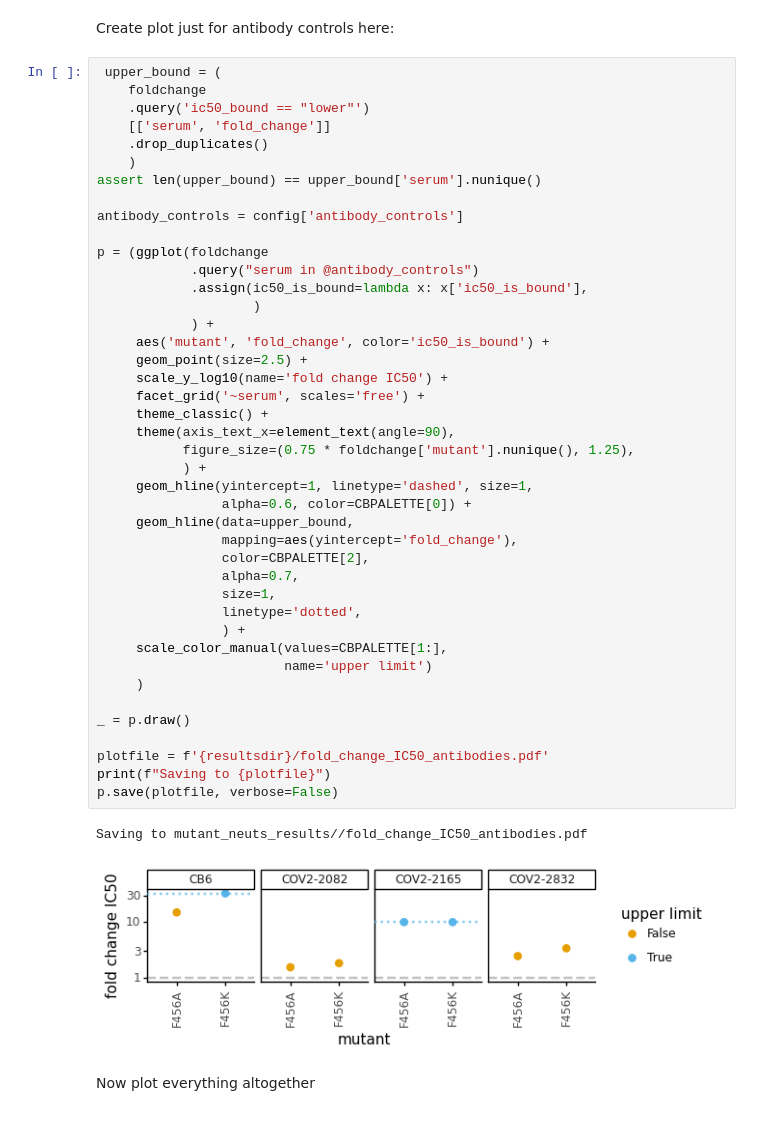
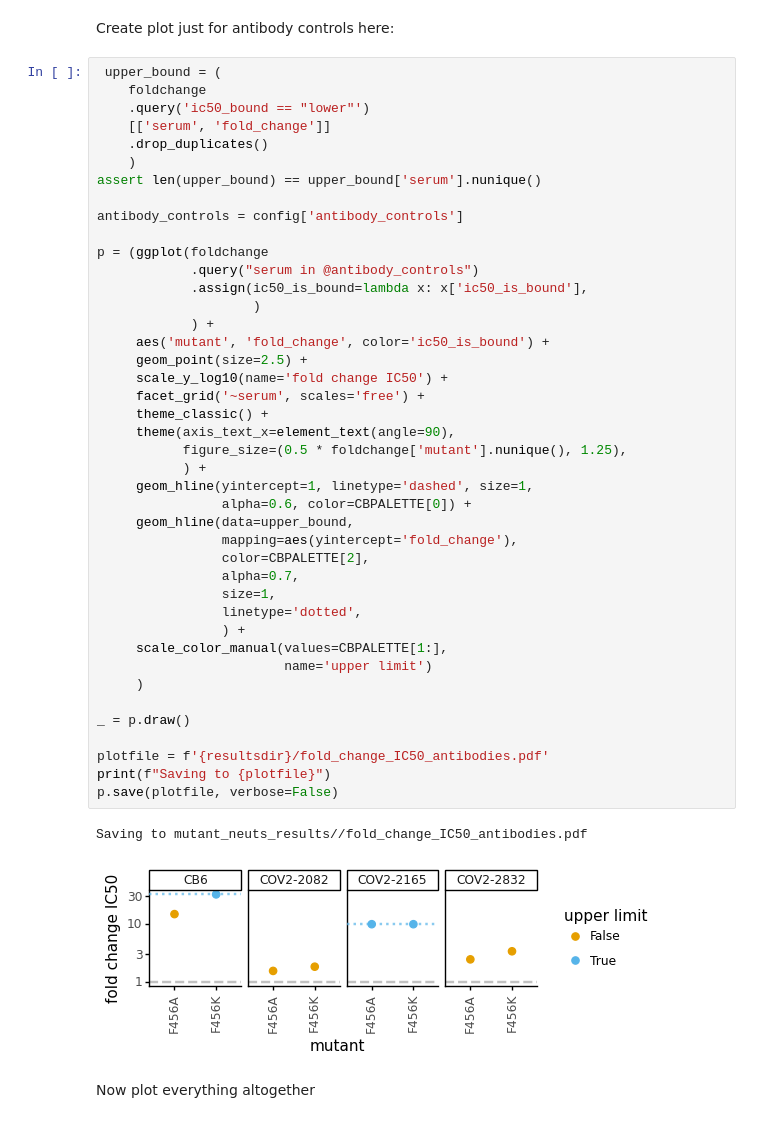
Before and after one commit to jbloomlab/SARS-CoV-2-RBD_MAP_HAARVI_sera, a Jupyter notebook: experimental_validations/mutant_neuts.ipynb, the cells around one changed output. Drawn from its saved outputs; the diff is of its cells as text.

```diff
--- a/experimental_validations/mutant_neuts.ipynb
+++ b/experimental_validations/mutant_neuts.ipynb
@@ -308,35 +311,35 @@ p = (ggplot(foldchange
             .assign(ic50_is_bound=lambda x: x['ic50_is_bound'],
                     )
             ) +
      aes('mutant', 'fold_change', color='ic50_is_bound') +
      geom_point(size=2.5) +
      scale_y_log10(name='fold change IC50') +
      facet_grid('~serum', scales='free') +
      theme_classic() +
      theme(axis_text_x=element_text(angle=90),
-           figure_size=(0.75 * foldchange['mutant'].nunique(), 1.25),
+           figure_size=(0.5 * foldchange['mutant'].nunique(), 1.25),
            ) +
      geom_hline(yintercept=1, linetype='dashed', size=1,
                 alpha=0.6, color=CBPALETTE[0]) +
      geom_hline(data=upper_bound,
                 mapping=aes(yintercept='fold_change'),
                 color=CBPALETTE[2],
                 alpha=0.7,
                 size=1,
                 linetype='dotted',
                 ) +
      scale_color_manual(values=CBPALETTE[1:],
                         name='upper limit')
      )
 
 _ = p.draw()
 
 plotfile = f'{resultsdir}/fold_change_IC50_antibodies.pdf'
 print(f"Saving to {plotfile}")
 p.save(plotfile, verbose=False)
 # %% [output]
 Saving to mutant_neuts_results//fold_change_IC50_antibodies.pdf
-[figure, old version]
+[figure, new version]
 # %% [markdown]
 Now plot everything altogether
 # %%
```
Also changed, not shown: parts of 6 cells of this notebook, 12 other files.
